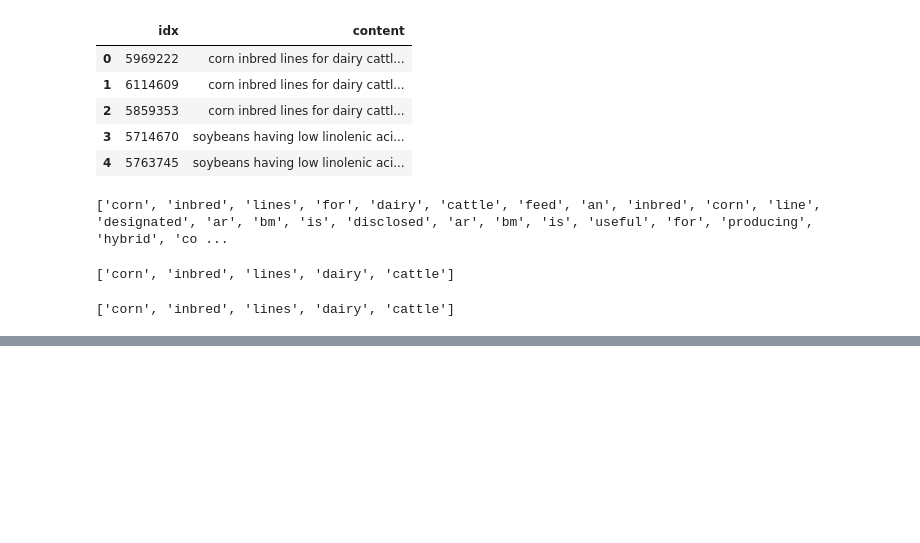
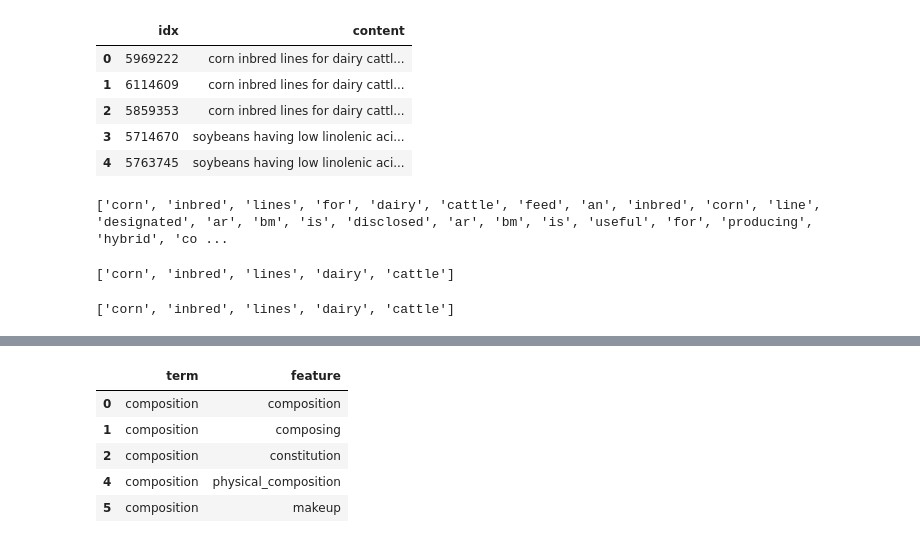
Before and after one commit to henriquevieira/mba_project, a Jupyter notebook: aplicacao/2_construcao_dicionario.ipynb, the cells around one changed output, grey strips where cells are left out. Saved outputs shown, nothing was run; the diff lists cells and outputs as text; code cells hidden in the pictures; blank space fills up the shorter version.

```diff
--- a/aplicacao/2_construcao_dicionario.ipynb
+++ b/aplicacao/2_construcao_dicionario.ipynb
@@ -391,0 +501,24 @@ NameError: name 'df_topic_sents_keywords' is not defined
+# %%
+synonyms = []
+
+for term in df_dictionary['term'].tolist():
+
+    try:
+        synsets = wordnet.synsets(term)[:3]
+    except Exception as e:
+        print(e)
+
+    for synset in synsets:
+        for lemma in synset.lemmas():
+            synonyms.append([term, lemma.name()])
+
+df_synonyms = pd.DataFrame(synonyms, columns=['term', 'feature'])
+df_synonyms = df_synonyms.drop_duplicates()
+df_synonyms.head()
+# %% [output]
+|  | term | feature |
+| 0 | composition | composition |
+| 1 | composition | composing |
+| 2 | composition | constitution |
+| 4 | composition | physical_composition |
+| 5 | composition | makeup |
```
Also changed, not shown: parts of 29 cells of this notebook, 3 other files.
